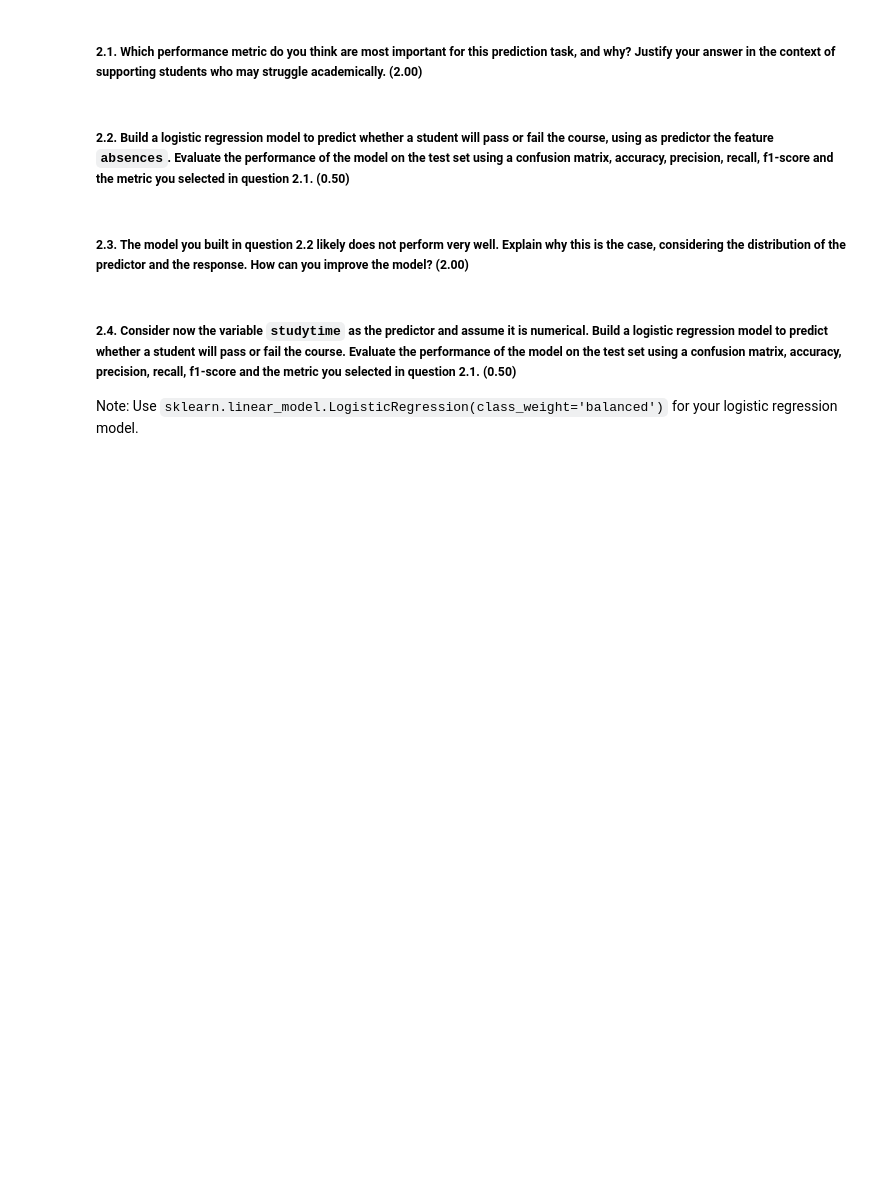
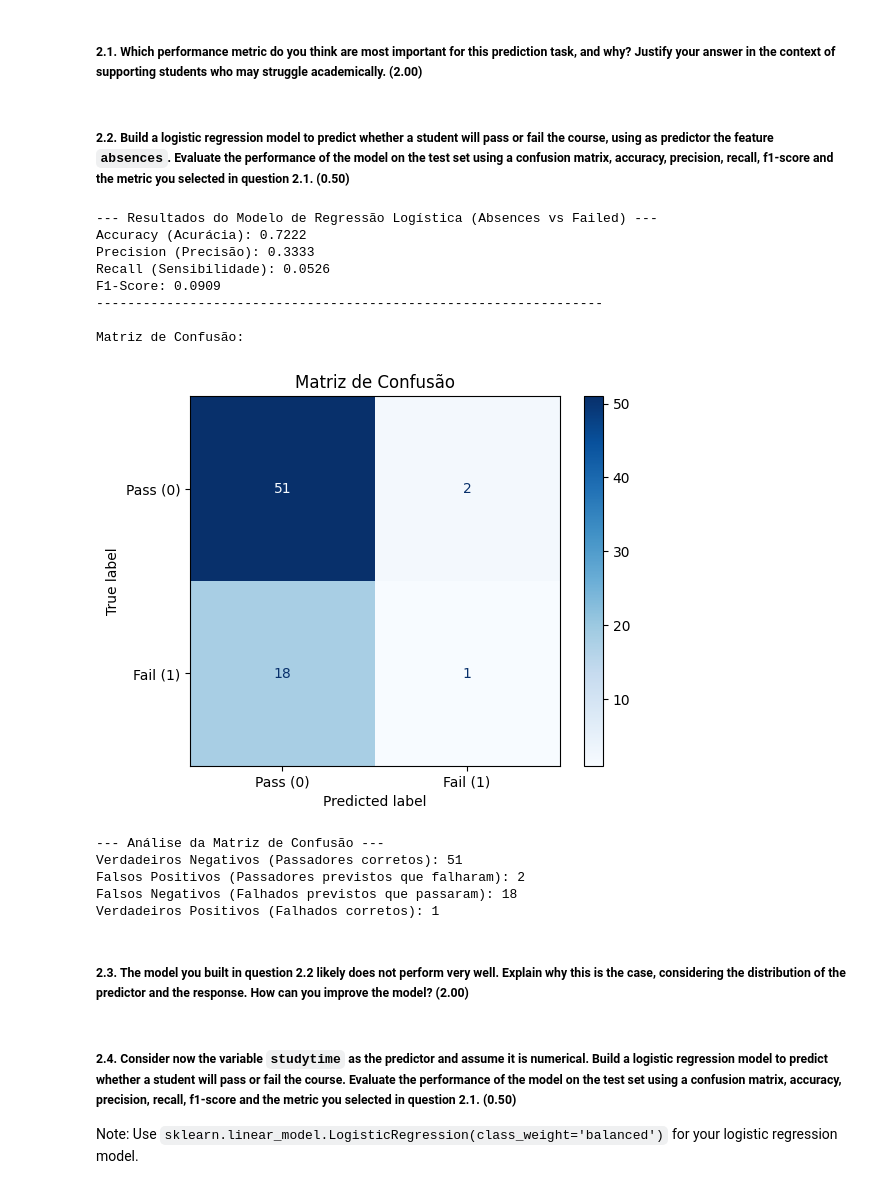
Before and after one commit to margaridanferreira/LAB, a Jupyter notebook: Assignment1/Assignment 1 25-26.ipynb, the cells around one changed output. Drawn from its saved outputs; the diff is of its cells as text; code cells hidden in the pictures; blank space fills up the shorter version.

```diff
--- a/Assignment1/Assignment 1 25-26.ipynb
+++ b/Assignment1/Assignment 1 25-26.ipynb
@@ -43,6 +159,78 @@ A detailed description of all variables (family context, behavioral, school perf
 ##### **2.1.** Which performance metric do you think are most important for this prediction task, and why? Justify your answer in the context of supporting students who may struggle academically. **(2.00)**
 # %% [markdown]
 ##### **2.2.** Build a logistic regression model to predict whether a student will pass or fail the course, using as predictor the feature `absences`. Evaluate the performance of the model on the test set using a confusion matrix, accuracy, precision, recall, f1-score and the metric you selected in question 2.1. **(0.50)**
+# %%
+from sklearn.model_selection import train_test_split
+from sklearn.linear_model import LogisticRegression
+from sklearn.metrics import (
+    accuracy_score,
+    precision_score,
+    recall_score,
+    f1_score,
+    confusion_matrix,
+    ConfusionMatrixDisplay # Para visualização da matriz
+)
+
+df['failed'] = df['G3'].apply(lambda x: 1 if x < 10 else 0)
+
+X = df[['absences']]
+y = df['failed']
+
+X_train, X_test, y_train, y_test = train_test_split(
+    X,
+    y,
+    test_size=0.20,
+    random_state=42,
+    stratify=y # Estratificar para garantir a mesma proporção de 'failed' no treino e teste
+)
+
+model = LogisticRegression(random_state=42)
+model.fit(X_train, y_train)
+
+y_pred = model.predict(X_test)
+
+accuracy = accuracy_score(y_test, y_pred)
+precision = precision_score(y_test, y_pred, pos_label=1)
+recall = recall_score(y_test, y_pred, pos_label=1) # Métrica selecionada
+f1 = f1_score(y_test, y_pred, pos_label=1)
+
+print("\n--- Resultados do Modelo de Regressão Logística (Absences vs Failed) ---")
+print(f"Accuracy (Acurácia): {accuracy:.4f}")
+print(f"Precision (Precisão): {precision:.4f}")
+print(f"Recall (Sensibilidade): {recall:.4f}") # Métrica mais importante
+print(f"F1-Score: {f1:.4f}")
+print("-" * 65)
+
+# Matriz de Confusão
+cm = confusion_matrix(y_test, y_pred)
+
+print("\nMatriz de Confusão:")
+# Exibir a Matriz de Confusão de forma visual
+disp = ConfusionMatrixDisplay(confusion_matrix=cm, display_labels=['Pass (0)', 'Fail (1)'])
+disp.plot(cmap=plt.cm.Blues)
+plt.title("Matriz de Confusão")
+plt.show()
+
+print("\n--- Análise da Matriz de Confusão ---")
+print(f"Verdadeiros Negativos (Passadores corretos): {cm[0, 0]}")
+print(f"Falsos Positivos (Passadores previstos que falharam): {cm[0, 1]}")
+print(f"Falsos Negativos (Falhados previstos que passaram): {cm[1, 0]}")
+print(f"Verdadeiros Positivos (Falhados corretos): {cm[1, 1]}")
+# %% [output]
+--- Resultados do Modelo de Regressão Logística (Absences vs Failed) ---
+Accuracy (Acurácia): 0.7222
+Precision (Precisão): 0.3333
+Recall (Sensibilidade): 0.0526
+F1-Score: 0.0909
+-----------------------------------------------------------------
+
+Matriz de Confusão:
+[figure, added]
+--- Análise da Matriz de Confusão ---
+Verdadeiros Negativos (Passadores corretos): 51
+Falsos Positivos (Passadores previstos que falharam): 2
+Falsos Negativos (Falhados previstos que passaram): 18
+Verdadeiros Positivos (Falhados corretos): 1
 # %% [markdown]
 ##### **2.3.** The model you built in question 2.2 likely does not perform very well. Explain why this is the case, considering the distribution of the predictor and the response. How can you improve the model? **(2.00)**
 # %% [markdown]
```
Also changed, not shown: parts of 8 cells of this notebook.
